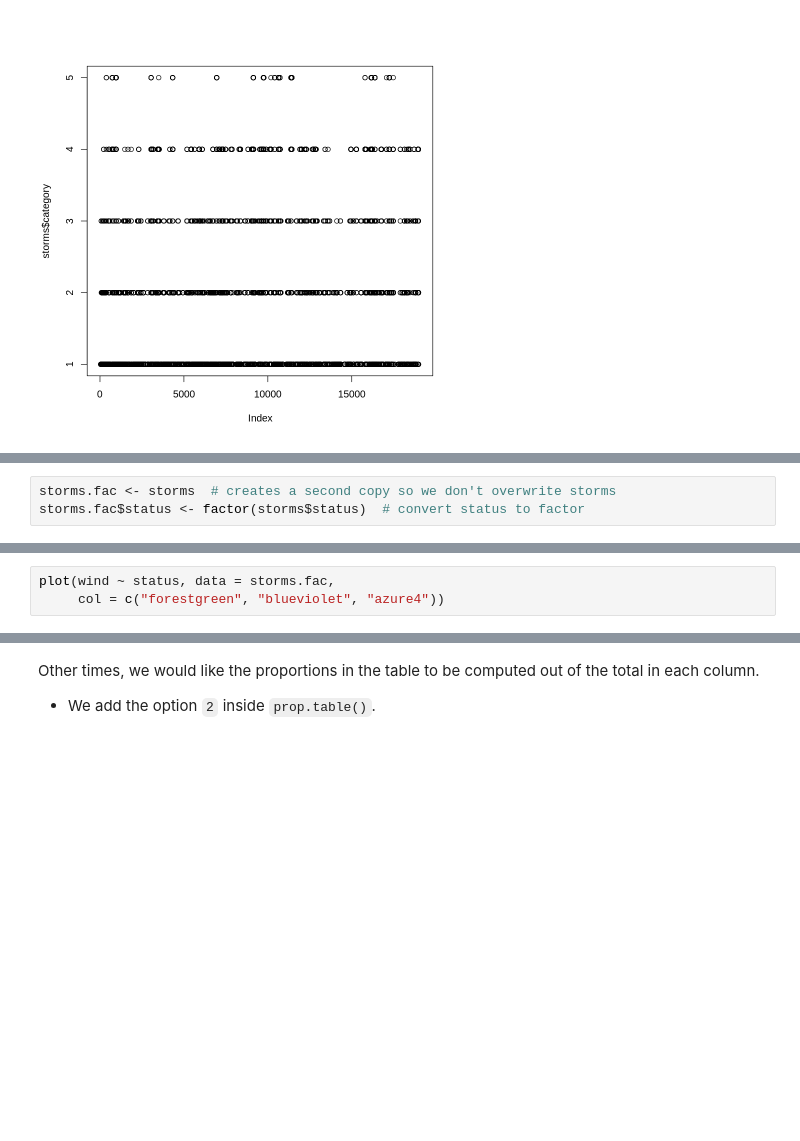
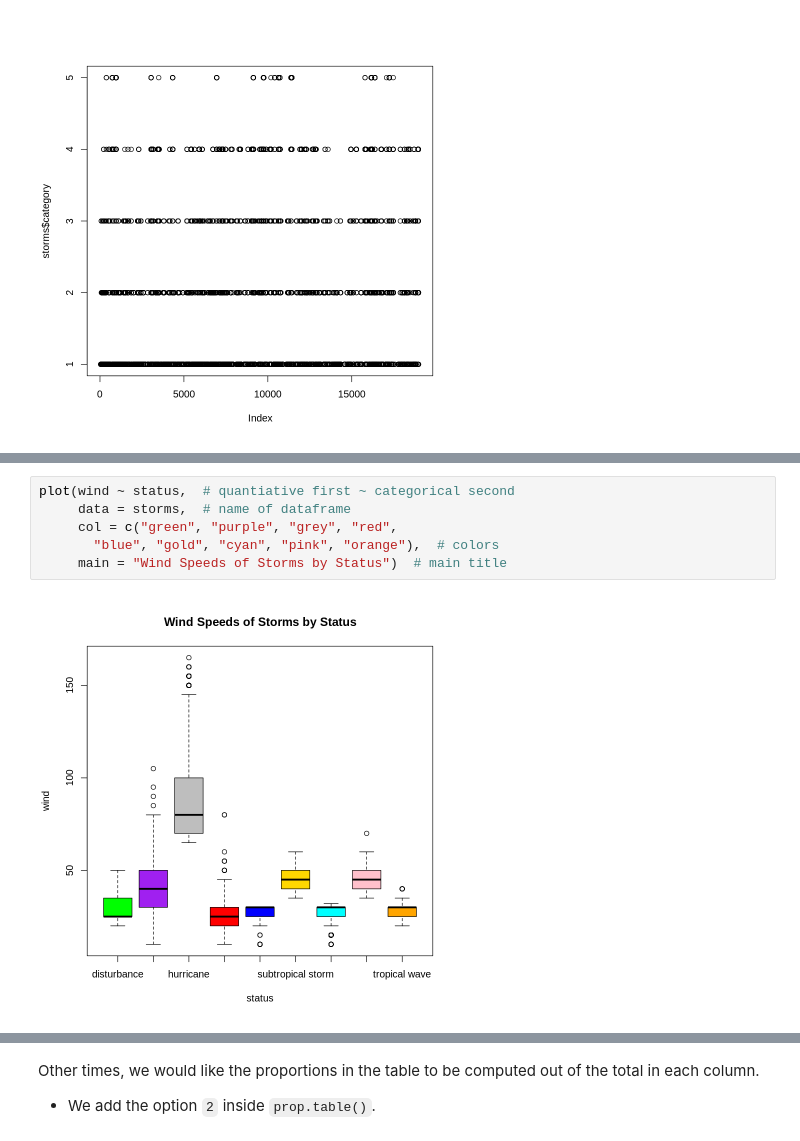
Before and after one commit to CU-Denver-MathStats-OER/Statistical-Theory, a Jupyter notebook: Appendix/Overview-of-Plots.ipynb, the cells around one changed output, grey strips where cells are left out. Cells and saved outputs as stored; diff of their text form; blank space fills up the shorter version.

```diff
--- a/Appendix/Overview-of-Plots.ipynb
+++ b/Appendix/Overview-of-Plots.ipynb
@@ -417,3 +380,0 @@ boxplot(hur$wind, trop.storm$wind, trop.dep$wind,
-# %%
-storms.fac <- storms  # creates a second copy so we don't overwrite storms
-storms.fac$status <- factor(storms$status)  # convert status to factor
@@ -426,3 +395,8 @@ storms.fac$status <- factor(storms$status)  # convert status to factor
 # %%
-plot(wind ~ status, data = storms.fac,
-     col = c("forestgreen", "blueviolet", "azure4"))
+plot(wind ~ status,  # quantiative first ~ categorical second
+     data = storms,  # name of dataframe
+     col = c("green", "purple", "grey", "red",
+       "blue", "gold", "cyan", "pink", "orange"),  # colors
+     main = "Wind Speeds of Storms by Status")  # main title
+# %% [output]
+[figure, added]
```
Also changed, not shown: parts of 22 cells of this notebook.
